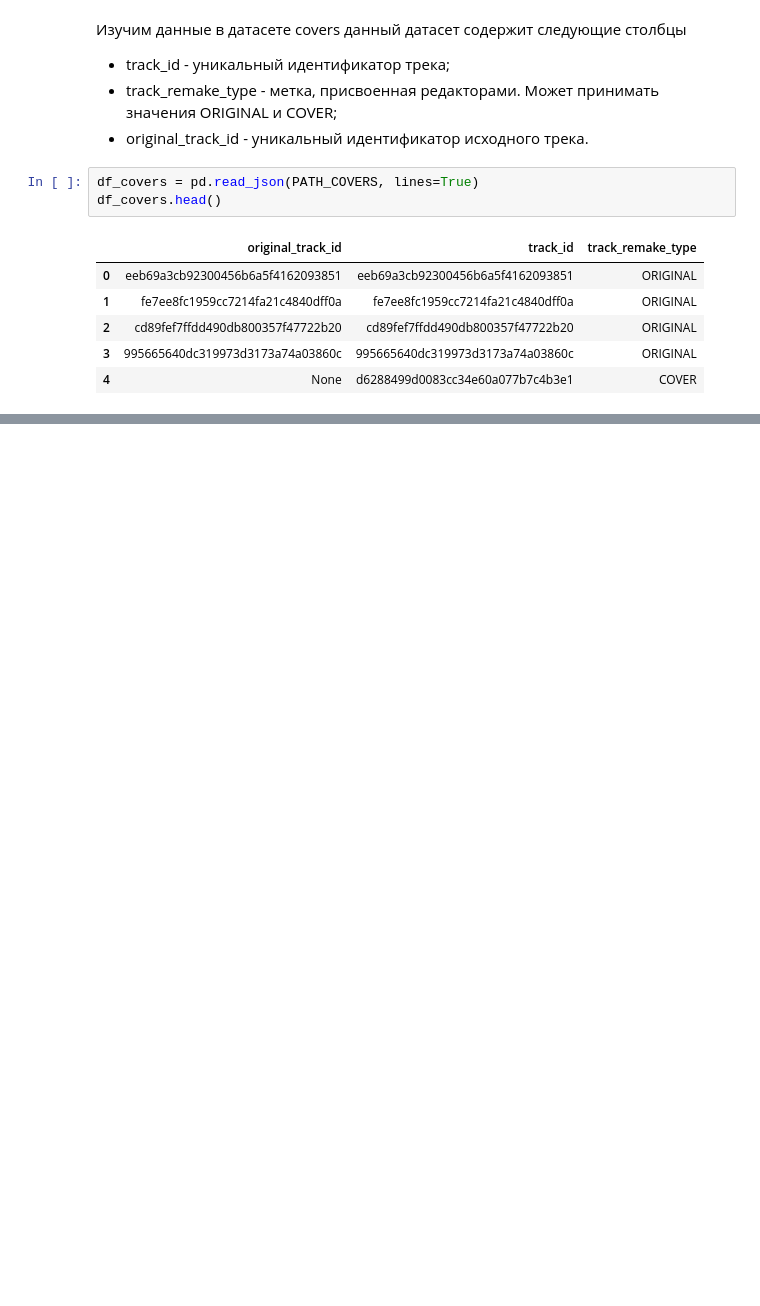
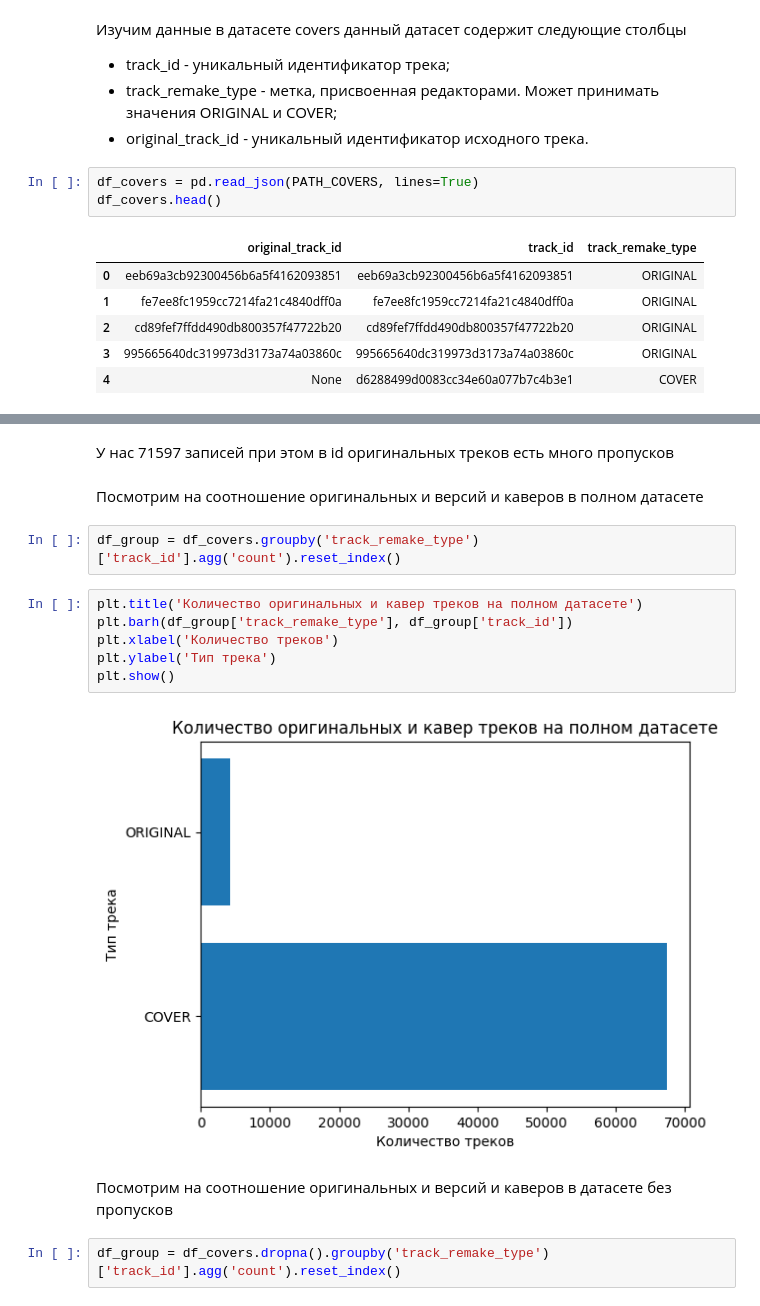
Before and after one commit to Musical-Detectives-Team/hakaton_yandex_music, a Jupyter notebook: EDA.ipynb, the cells around one changed output, grey strips where cells are left out. Saved outputs shown, nothing was run; the diff lists cells and outputs as text; blank space fills up the shorter version.

```diff
--- a/EDA.ipynb
+++ b/EDA.ipynb
@@ -28,0 +50,18 @@ df_covers.head()
+# %% [markdown]
+У нас 71597 записей при этом в id оригинальных треков есть много пропусков
+# %% [markdown]
+Посмотрим на соотношение оригинальных и версий и каверов в полном датасете
+# %%
+df_group = df_covers.groupby('track_remake_type')['track_id'].agg('count').reset_index()
+# %%
+plt.title('Количество оригинальных и кавер треков на полном датасете')
+plt.barh(df_group['track_remake_type'], df_group['track_id'])
+plt.xlabel('Количество треков')
+plt.ylabel('Тип трека')
+plt.show()
+# %% [output]
+[figure, added]
+# %% [markdown]
+Посмотрим на соотношение оригинальных и версий и каверов в датасете без пропусков
+# %%
+df_group = df_covers.dropna().groupby('track_remake_type')['track_id'].agg('count').reset_index()
```
Also changed, not shown: parts of 31 cells of this notebook.
